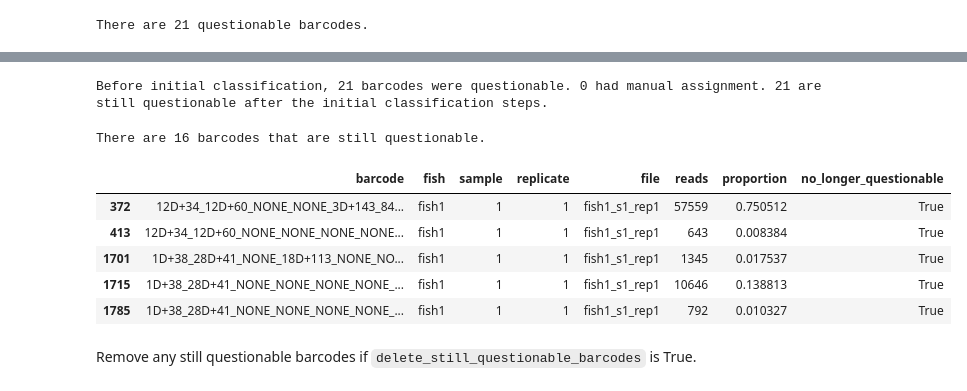
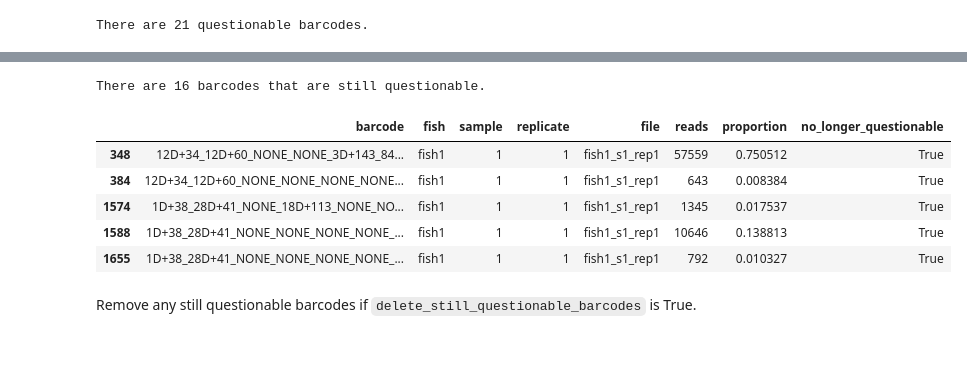
Before and after one commit to Gagnon-lab/weber-shrader, a Jupyter notebook: process_sperm_barcodes_newfilter.ipynb, the cells around one changed output, grey strips where cells are left out. Saved outputs shown, nothing was run; the diff lists cells and outputs as text; code cells hidden in the pictures; blank space fills up the shorter version.

```diff
--- a/process_sperm_barcodes_newfilter.ipynb
+++ b/process_sperm_barcodes_newfilter.ipynb
@@ -601,10 +615,8 @@ print(f'There are {len(questionable_barcodes)} questionable barcodes.')
 # %% [output]
 There are 21 questionable barcodes.
 # %%
-new_columns = ['manual_classification', 'ratio_classification']
-
-for new_column in new_columns:
-    refined_data.loc[:, new_column] = True
+refined_data.loc[:, 'manual_classification'] = True
+refined_data.loc[:, 'ratio_classification'] = True
 # %%
 # Process any barcodes that have manual assignments set by the user.
 for key, value in manual_classification.items():
@@ -613,10 +625,11 @@ for key, value in manual_classification.items():
     else:
         refined_data.query('barcode == @key and fish != @value').assign(manual_classification = False)
 # %%
-# fd_pc is the data that passes the initial classification steps
-fd_pc = refined_data[refined_data['manual_classification']]
-
-print(f'Before initial classification, there were {len(refined_data)} rows. After initial classification, there are now {len(fd_pc)}.')
-
-fd_pc.head()
+questionable_after_manual = pu.identify_questionable(
+    refined_data[refined_data['manual_classification']],
+    unedited
+)
+print(f'Before manual classification, {len(questionable_barcodes)} barcodes were questionable. ' +
+      f'{len(manual_classification)} had manual assignment. {len(questionable_after_manual)} ' +
+      f'are still questionable.')
 # %% [output]
@@ -630,14 +637,7 @@ Before initial classification, there were 7890 rows. After initial classificatio
-# %%
-still_questionable_barcodes_before_ratio = pu.identify_questionable(fd_pc, unedited)
-print(f'Before initial classification, {len(questionable_barcodes)} barcodes were questionable. ' +
-      f'{len(manual_classification)} had manual assignment. {len(still_questionable_barcodes_before_ratio)} ' +
-      f'are still questionable after the initial classification steps.')
-# %% [output]
-Before initial classification, 21 barcodes were questionable. 0 had manual assignment. 21 are still questionable after the initial classification steps.
 # %%
 if ratio_cutoff is not False:
-    for barcode in still_questionable_barcodes_before_ratio:
-        one_barcode = fd_pc[fd_pc.barcode == barcode]
+    for barcode in questionable_after_manual:
+        one_barcode = refined_data[refined_data.barcode == barcode]
 
         aggregate = one_barcode.groupby(by = 'fish', as_index = False, observed = True) \
                                       .aggregate({'reads': 'sum'})
@@ -661,22 +661,22 @@ refined_data.to_csv(experiments_subfolder + 'refined_data.csv', index = False)
 # %%
 classified_data = refined_data.query("manual_classification and ratio_classification").copy()
 # %%
-still_questionable_barcodes = pu.identify_questionable(classified_data, unedited)
-print(f'There are {len(still_questionable_barcodes)} barcodes that are still questionable.')
+questionable_after_ratio = pu.identify_questionable(classified_data, unedited)
+print(f'There are {len(questionable_after_ratio)} barcodes that are still questionable.')
 # %% [output]
 There are 16 barcodes that are still questionable.
 # %%
-classified_data['no_longer_questionable'] = ~classified_data['barcode'].isin(still_questionable_barcodes)
+classified_data['no_longer_questionable'] = ~classified_data['barcode'].isin(questionable_after_ratio)
 classified_data.drop(columns=['complete_triple_rep_classification', 'fish_triple_rep_classification',
                               'fish_one_sample_classification', 'manual_classification', 'ratio_classification'], inplace = True)
 classified_data.head()
 # %% [output]
 |  | barcode | fish | sample | replicate | file | reads | proportion | no_longer_questionable |
-| 372 | 12D+34_12D+60_NONE_NONE_3D+143_84... | fish1 | 1 | 1 | fish1_s1_rep1 | 57559 | 0.750512 | True |
-| 413 | 12D+34_12D+60_NONE_NONE_NONE_NONE... | fish1 | 1 | 1 | fish1_s1_rep1 | 643 | 0.008384 | True |
-| 1701 | 1D+38_28D+41_NONE_18D+113_NONE_NO... | fish1 | 1 | 1 | fish1_s1_rep1 | 1345 | 0.017537 | True |
-| 1715 | 1D+38_28D+41_NONE_NONE_NONE_NONE_... | fish1 | 1 | 1 | fish1_s1_rep1 | 10646 | 0.138813 | True |
-| 1785 | 1D+38_28D+41_NONE_NONE_NONE_NONE_... | fish1 | 1 | 1 | fish1_s1_rep1 | 792 | 0.010327 | True |
+| 348 | 12D+34_12D+60_NONE_NONE_3D+143_84... | fish1 | 1 | 1 | fish1_s1_rep1 | 57559 | 0.750512 | True |
+| 384 | 12D+34_12D+60_NONE_NONE_NONE_NONE... | fish1 | 1 | 1 | fish1_s1_rep1 | 643 | 0.008384 | True |
+| 1574 | 1D+38_28D+41_NONE_18D+113_NONE_NO... | fish1 | 1 | 1 | fish1_s1_rep1 | 1345 | 0.017537 | True |
+| 1588 | 1D+38_28D+41_NONE_NONE_NONE_NONE_... | fish1 | 1 | 1 | fish1_s1_rep1 | 10646 | 0.138813 | True |
+| 1655 | 1D+38_28D+41_NONE_NONE_NONE_NONE_... | fish1 | 1 | 1 | fish1_s1_rep1 | 792 | 0.010327 | True |
 # %%
 classified_data.to_csv(experiments_subfolder + 'classified_data.csv', index = False)
 # %% [markdown]
```
Also changed, not shown: parts of 26 cells of this notebook.
